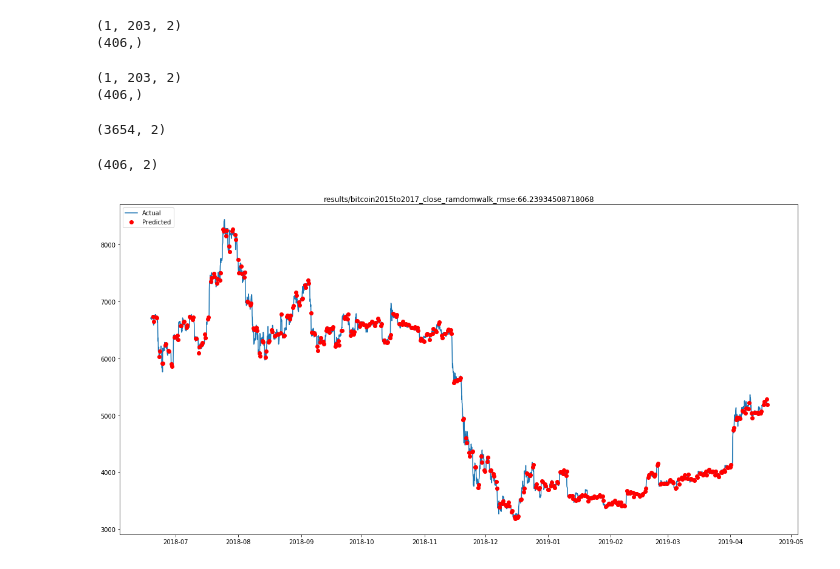
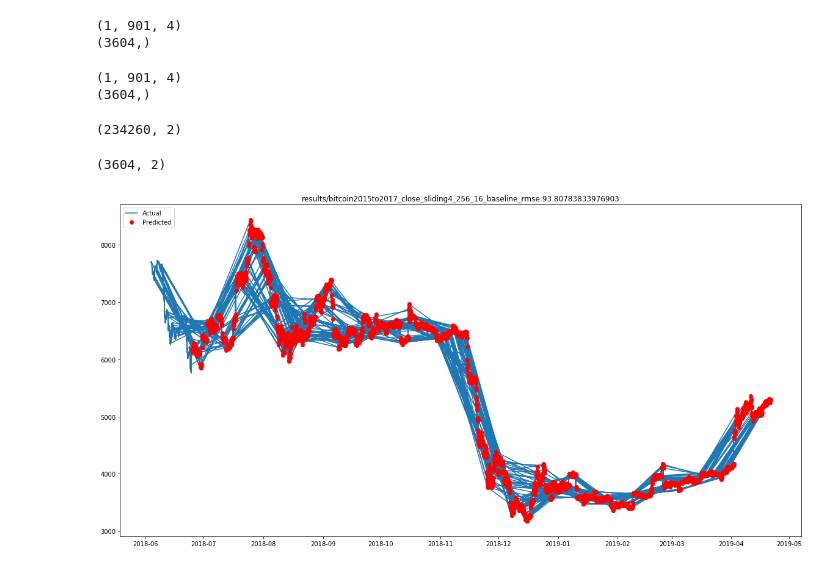
Before and after one commit to kimyoon-young/crytocurrency-prediction, a Jupyter notebook: random_walk.ipynb, the cells around one changed output. Saved outputs shown, nothing was run; the diff lists cells and outputs as text; code cells hidden in the pictures.

```diff
--- a/random_walk.ipynb
+++ b/random_walk.ipynb
@@ -9,7 +9,7 @@ import matplotlib.pyplot as plt
 import numpy as np
 import random
 # %%
-with h5py.File(''.join(['bitcoin2015to2017_close_16_2.h5']), 'r') as hf:
+with h5py.File(''.join(['bitcoin2015to2017_close_sliding4_256_16.h5']), 'r') as hf:
     datas = hf['inputs'].value
     labels = hf['outputs'].value
     input_times = hf['input_times'].value
@@ -45,6 +45,6 @@ ground_true_times.shape
 # %%
 #Baseline 1
-predicted = validation_datas[:,-2:,0]
+predicted = validation_datas[:,-4:,0]
 predicted_inverted = []
 
 # In[7]:
@@ -62,11 +62,11 @@ predicted_inverted = np.array(predicted_inverted)[0,:,:].reshape(-1)
 print (np.array(predicted_inverted).shape)
 validation_output_times = pd.to_datetime(validation_output_times.reshape(-1), unit='s')
 # %% [output]
-(1, 203, 2)
-(406,)
+(1, 901, 4)
+(3604,)
 # %%
 #Random Walk
-predicted = validation_datas[:,-2:,0]
+predicted = validation_datas[:,-4:,0]
 rand = np.random.normal(size=predicted.shape,loc=1.0, scale=0.005)
 predicted = np.multiply(predicted, rand)
 predicted_inverted = []
@@ -86,8 +86,8 @@ predicted_inverted = np.array(predicted_inverted)[0,:,:].reshape(-1)
 print (np.array(predicted_inverted).shape)
 validation_output_times = pd.to_datetime(validation_output_times.reshape(-1), unit='s')
 # %% [output]
-(1, 203, 2)
-(406,)
+(1, 901, 4)
+(3604,)
 # %%
 ground_true_df = pd.DataFrame()
 ground_true_df['times'] = ground_true_times
@@ -95,28 +95,28 @@ ground_true_df['value'] = ground_true
 ground_true_df.set_index('times').reset_index()
 ground_true_df.shape
 # %% [output]
-(3654, 2)
+(234260, 2)
 # %%
 prediction_df = pd.DataFrame()
 prediction_df['times'] = validation_output_times
 prediction_df['value'] = predicted_inverted
 prediction_df.shape
 # %% [output]
-(406, 2)
+(3604, 2)
 # %%
 from sklearn.metrics import mean_squared_error
 from math import sqrt
 rmse = sqrt(mean_squared_error(validation_original_outputs[:,:,0].reshape(-1),predicted_inverted))
 # %%
-plt_name = 'results/bitcoin2015to2017_close_ramdomwalk'
+plt_name = 'results/bitcoin2015to2017_close_sliding4_256_16_baseline'
 
 plt.figure(figsize=(20,10))
 plt.plot(ground_true_df.times,ground_true_df.value, label = 'Actual')
 # plt.plot(prediction_df.times,prediction_df.value, label = 'Predicted')
 plt.plot(prediction_df.times,prediction_df.value,'ro', label='Predicted')
 plt.legend(loc='upper left')
 plt.title(plt_name + '_rmse:' + str(rmse))
 plt.savefig(plt_name + '.png')
 plt.show()
 # %% [output]
-[figure, old version]
+[figure, new version]
```
Also changed, not shown: parts of 2 cells of this notebook, 1 other file.
